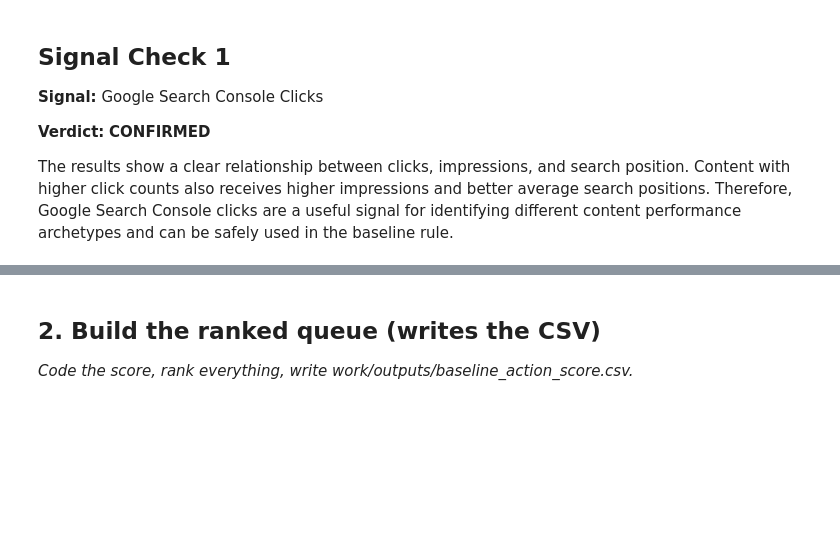
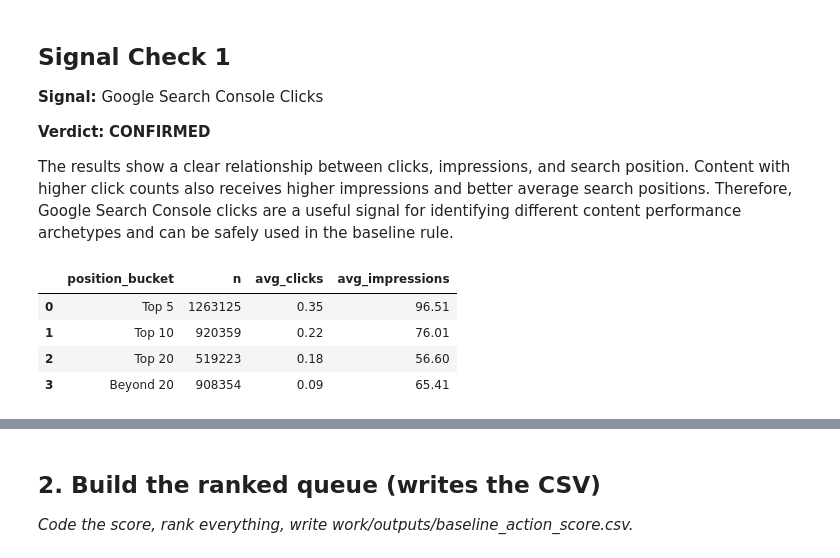
Before and after one commit to MukibHossain/ml-internship-starter, a Jupyter notebook: work/notebooks/w04_baseline_score.ipynb, the cells around one changed output, grey strips where cells are left out. Saved outputs shown, nothing was run; the diff lists cells and outputs as text; code cells hidden in the pictures; blank space fills up the shorter version.

Commit message:
Both signal Completed

```diff
--- a/work/notebooks/w04_baseline_score.ipynb
+++ b/work/notebooks/w04_baseline_score.ipynb
@@ -159,3 +159,43 @@ signal1
 **Verdict:** **CONFIRMED**
 
 The results show a clear relationship between clicks, impressions, and search position. Content with higher click counts also receives higher impressions and better average search positions. Therefore, Google Search Console clicks are a useful signal for identifying different content performance archetypes and can be safely used in the baseline rule.
+# %%
+query = f"""
+SELECT
+CASE
+    WHEN gsc_avg_position <= 5 THEN 'Top 5'
+    WHEN gsc_avg_position <= 10 THEN 'Top 10'
+    WHEN gsc_avg_position <= 20 THEN 'Top 20'
+    ELSE 'Beyond 20'
+END AS position_bucket,
+
+COUNT(*) AS n,
+
+ROUND(AVG(gsc_clicks),2) AS avg_clicks,
+
+ROUND(AVG(gsc_impressions),2) AS avg_impressions
+
+FROM {REL}
+
+WHERE gsc_data_available IS TRUE
+
+GROUP BY position_bucket
+
+ORDER BY
+CASE position_bucket
+WHEN 'Top 5' THEN 1
+WHEN 'Top 10' THEN 2
+WHEN 'Top 20' THEN 3
+WHEN 'Beyond 20' THEN 4
+END;
+"""
+
+signal2 = con.sql(query).df()
+
+signal2
+# %% [output]
+|  | position_bucket | n | avg_clicks | avg_impressions |
+| 0 | Top 5 | 1263125 | 0.35 | 96.51 |
+| 1 | Top 10 | 920359 | 0.22 | 76.01 |
+| 2 | Top 20 | 519223 | 0.18 | 56.60 |
+| 3 | Beyond 20 | 908354 | 0.09 | 65.41 |
```
Also changed, not shown: parts of 1 cell of this notebook.
